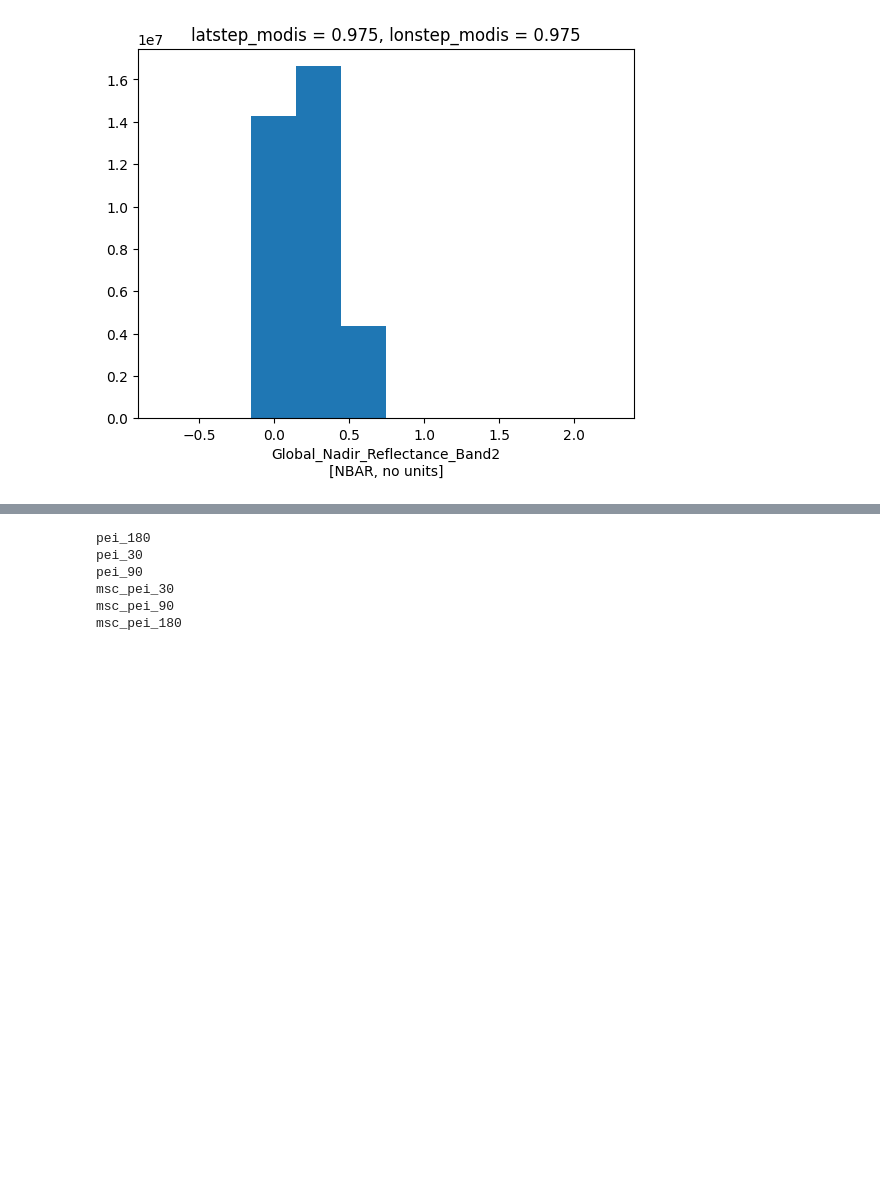
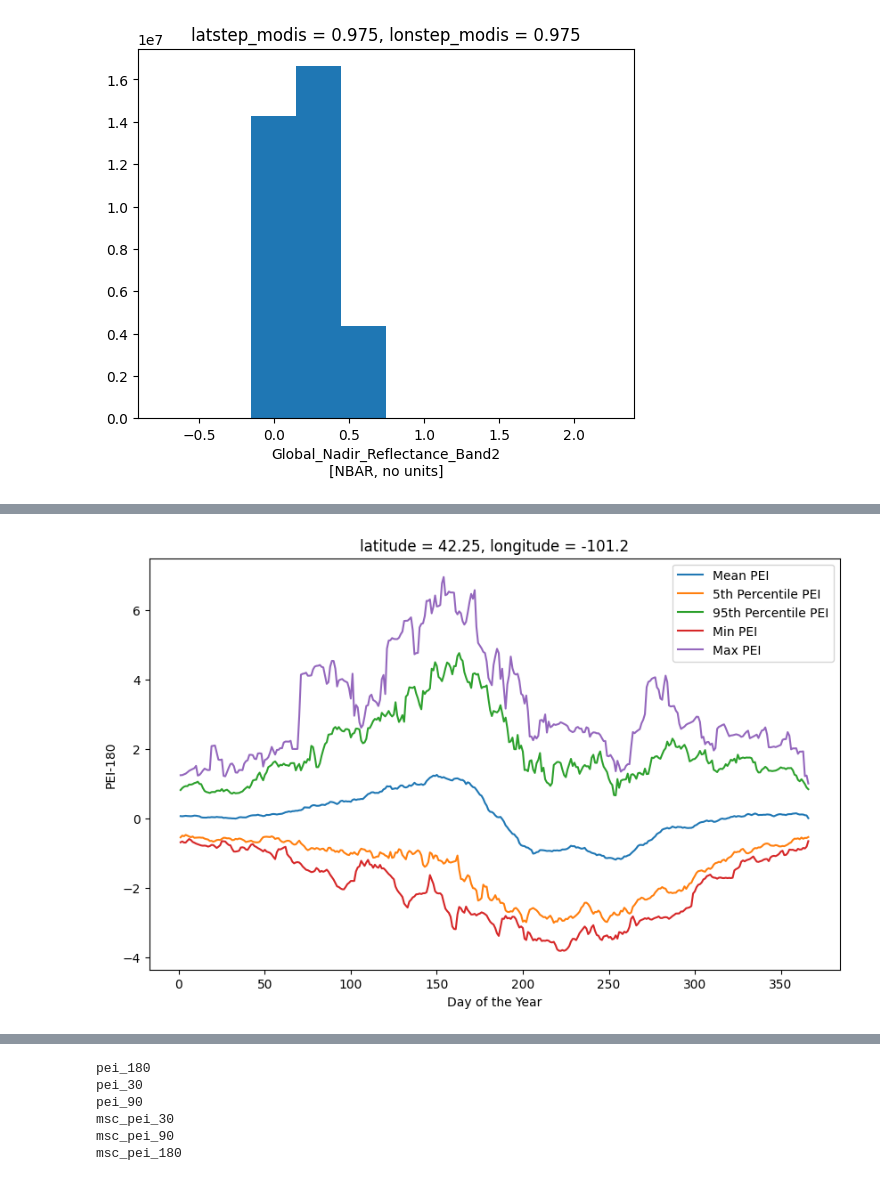
Before and after one commit to msoechting/RegionalExtremes, a Jupyter notebook: regional_extreme_draft.ipynb, the cells around one changed output, grey strips where cells are left out. Drawn from its saved outputs; the diff is of its cells as text; code cells hidden in the pictures; blank space fills up the shorter version.

```diff
--- a/regional_extreme_draft.ipynb
+++ b/regional_extreme_draft.ipynb
@@ -52,0 +54,29 @@ KeyboardInterrupt:
+# %%
+import matplotlib.pyplot as plt
+import xarray as xr
+
+pei = ds_pei.sel(latitude=lat_indices[500], longitude=lon_indices[500], time=slice(datetime.date(1951,1,1), datetime.date(2022,12,31))).pei_30
+
+# Group by day of the year and calculate required statistics
+mean_pei = pei.groupby("time.dayofyear").mean("time")
+quantile_05_pei = pei.chunk(dict(time=-1)).groupby("time.dayofyear").quantile(q=0.05, dim="time")
+quantile_95_pei = pei.chunk(dict(time=-1)).groupby("time.dayofyear").quantile(q=0.95, dim="time")
+min_pei = pei.groupby("time.dayofyear").min("time")
+max_pei = pei.groupby("time.dayofyear").max("time")
+
+# Plot the results
+plt.figure(figsize=(10, 6))
+mean_pei.plot(label='Mean PEI')
+quantile_05_pei.plot(label='5th Percentile PEI')
+quantile_95_pei.plot(label='95th Percentile PEI')
+min_pei.plot(label='Min PEI')
+max_pei.plot(label='Max PEI')
+
+# Add labels and title
+plt.xlabel('Day of the Year')
+plt.ylabel('PEI-180')
+#plt.title('PEI Statistics by Day of the Year')
+plt.legend()
+plt.show()
+# %% [output]
+[figure, added]
```
Also changed, not shown: parts of 3 cells of this notebook, 3 other files.
